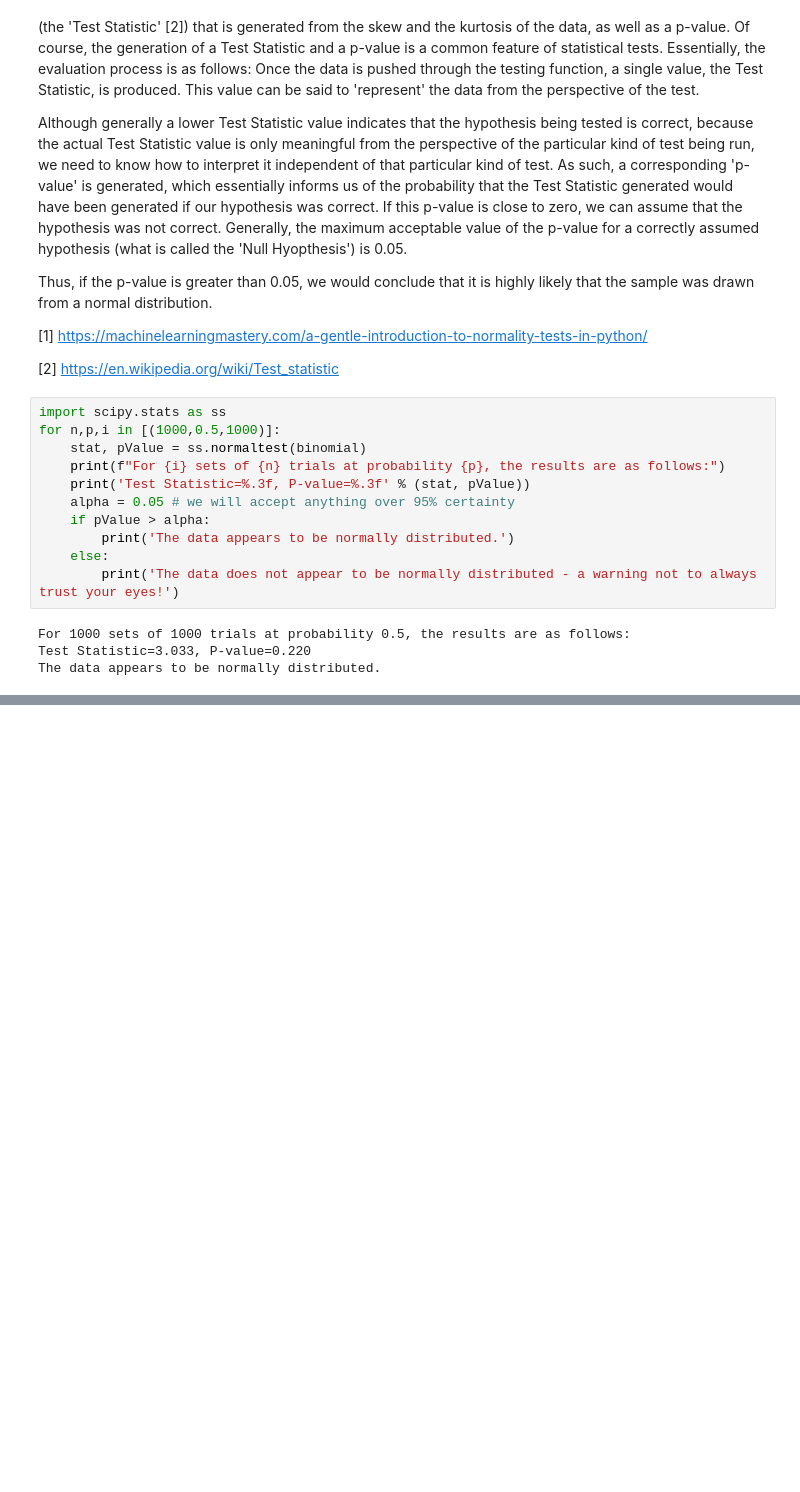
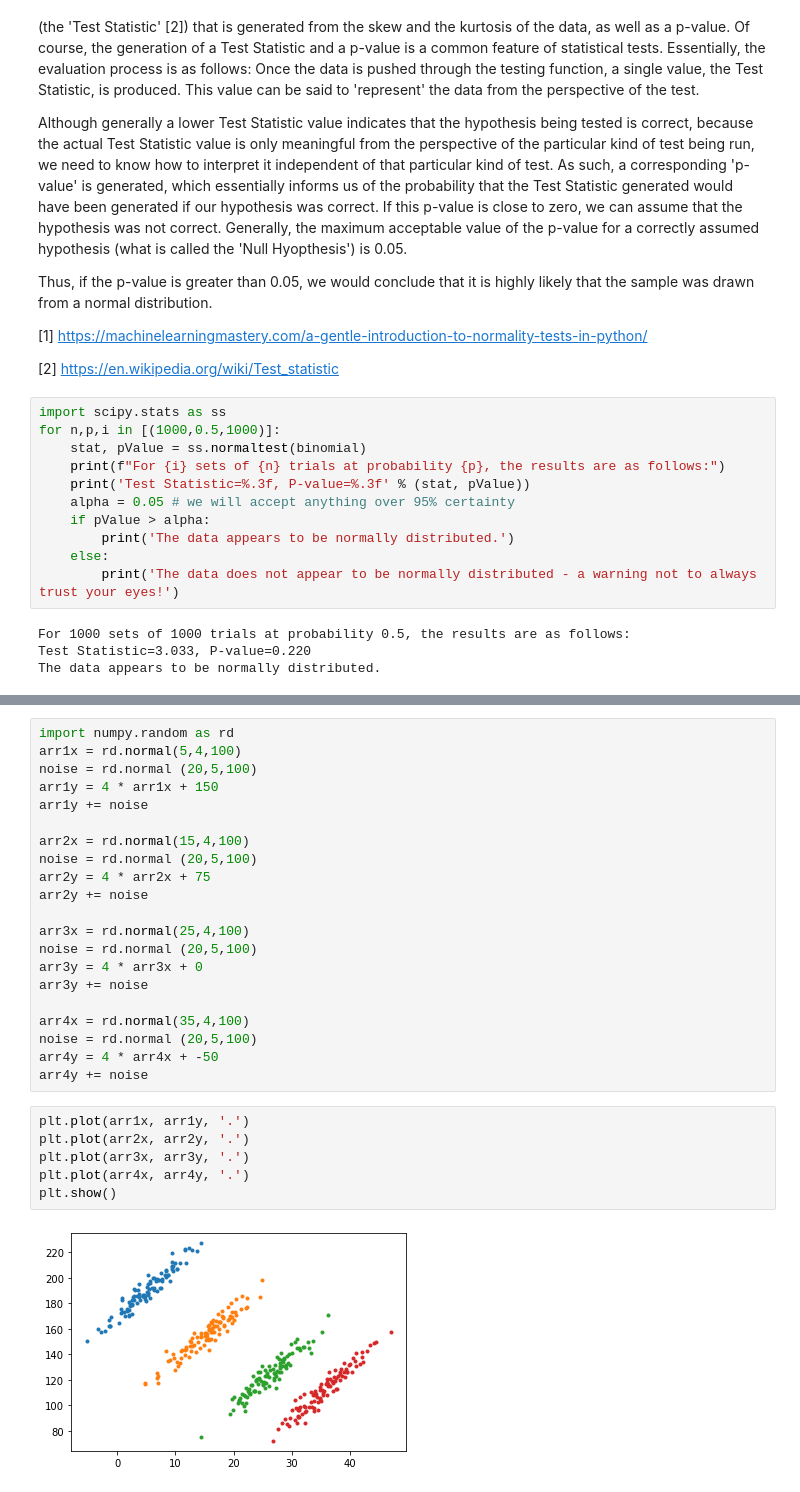
Before and after one commit to ashleycampion/GMIT_fundamentals_of_data_analysis_module, a Jupyter notebook: Tasks.ipynb, the cells around one changed output, grey strips where cells are left out. Cells and saved outputs as stored; diff of their text form; blank space fills up the shorter version.

```diff
--- a/Tasks.ipynb
+++ b/Tasks.ipynb
@@ -220,0 +227,29 @@ Simpson’s paradox is a well-known statistical paradox where a trend evident in
+# %%
+import numpy.random as rd
+arr1x = rd.normal(5,4,100)
+noise = rd.normal (20,5,100)
+arr1y = 4 * arr1x + 150
+arr1y += noise
+
+arr2x = rd.normal(15,4,100)
+noise = rd.normal (20,5,100)
+arr2y = 4 * arr2x + 75
+arr2y += noise
+
+arr3x = rd.normal(25,4,100)
+noise = rd.normal (20,5,100)
+arr3y = 4 * arr3x + 0
+arr3y += noise
+
+arr4x = rd.normal(35,4,100)
+noise = rd.normal (20,5,100)
+arr4y = 4 * arr4x + -50
+arr4y += noise
+# %%
+plt.plot(arr1x, arr1y, '.')
+plt.plot(arr2x, arr2y, '.')
+plt.plot(arr3x, arr3y, '.')
+plt.plot(arr4x, arr4y, '.')
+plt.show()
+# %% [output]
+[figure, added]
```
Also changed, not shown: parts of 3 cells of this notebook.
